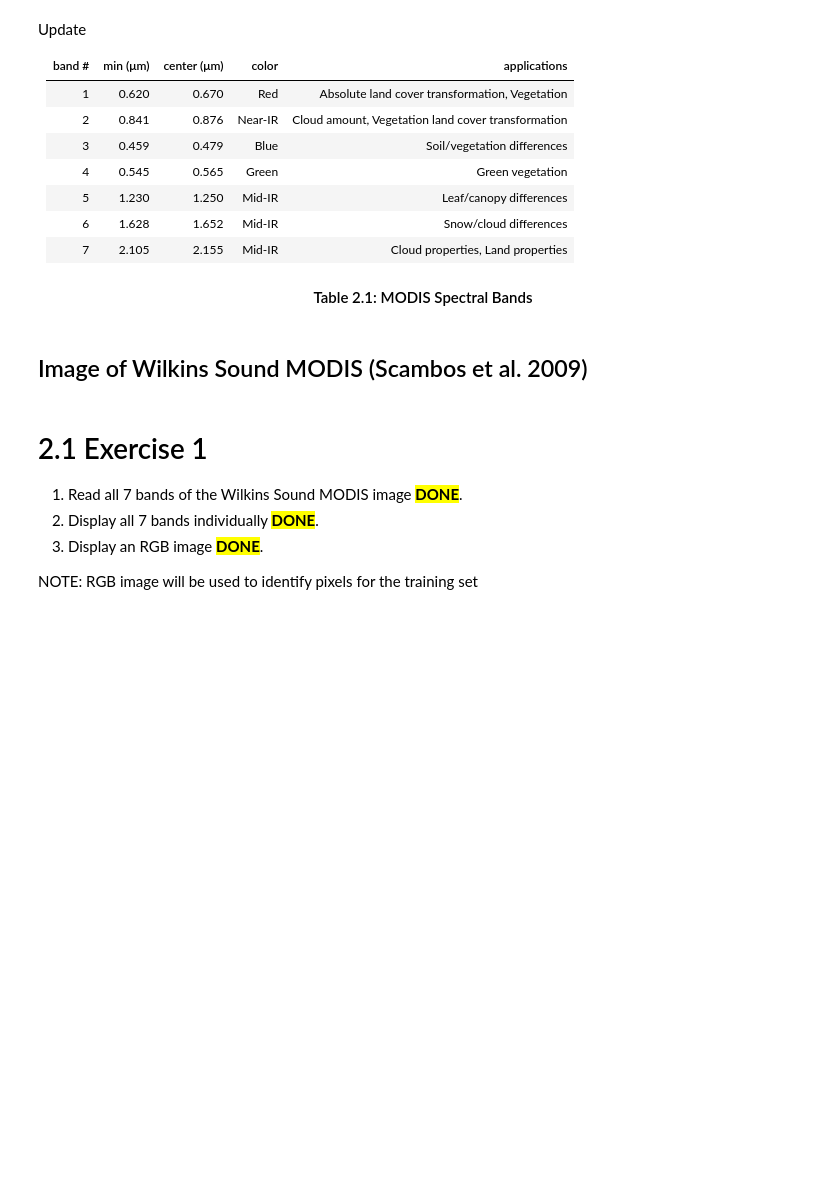
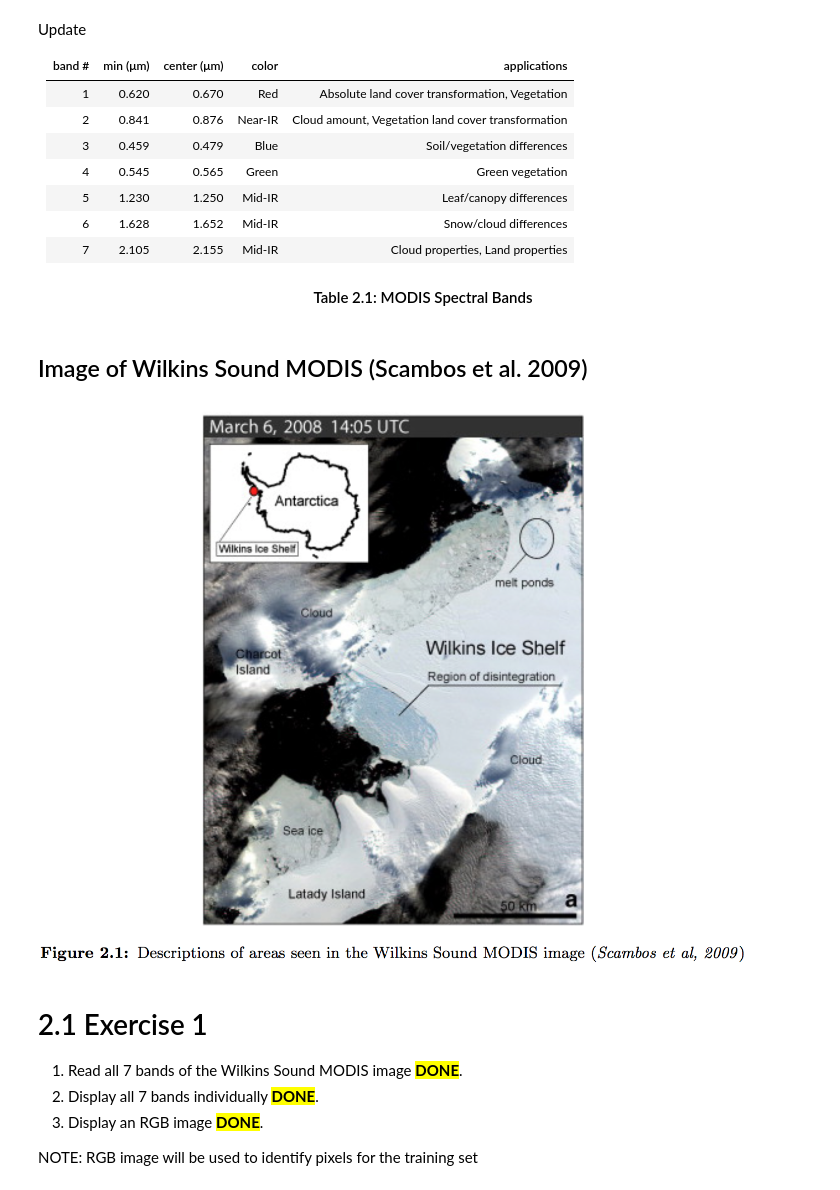
Before and after one commit to moonlimb/sio236-remote-sensing, a Jupyter notebook: lab6/Limb_Moon_lab6.ipynb, the cells around one changed output. Drawn from its saved outputs; the diff is of its cells as text; code cells hidden in the pictures; blank space fills up the shorter version.

```diff
--- a/lab6/Limb_Moon_lab6.ipynb
+++ b/lab6/Limb_Moon_lab6.ipynb
@@ -31,6 +39,15 @@ Update
 #### <center>Table 2.1: MODIS Spectral Bands
 # %% [markdown]
 ## Image of Wilkins Sound MODIS (Scambos et al. 2009)
+# %%
+# namespacing for now b/c PIL library also has Image
+def show_image():
+    from IPython.display import Image
+    return Image(filename='./fig_wilkins_sound.png')
+
+show_image()
+# %% [output]
+[figure, added]
 # %% [markdown]
 # 2.1 Exercise 1
 
```
Also changed, not shown: parts of 36 cells of this notebook, 1 other file.
